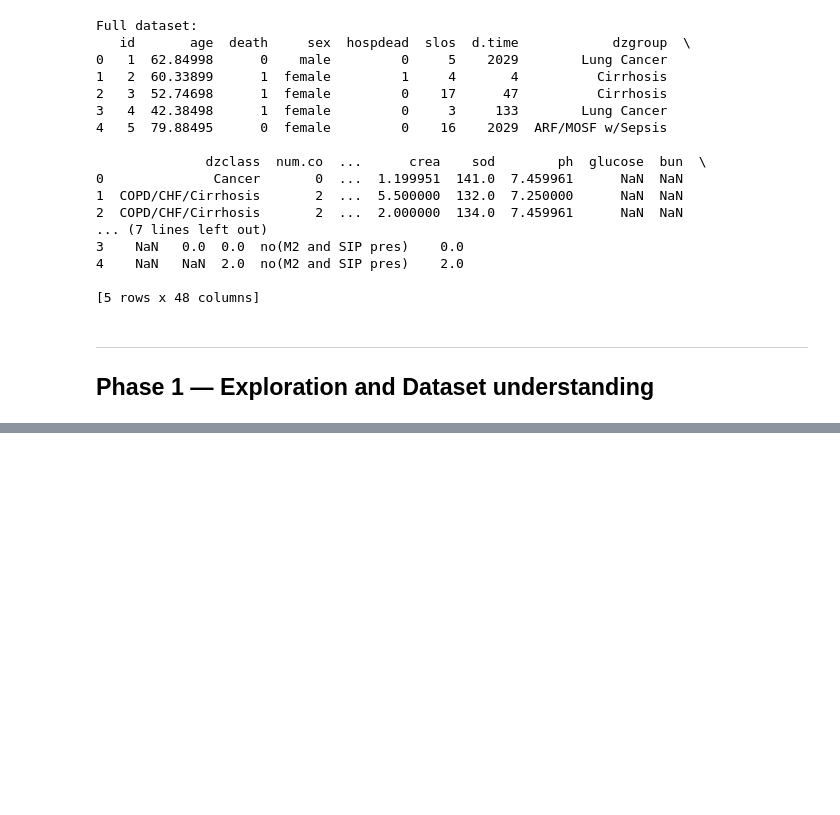
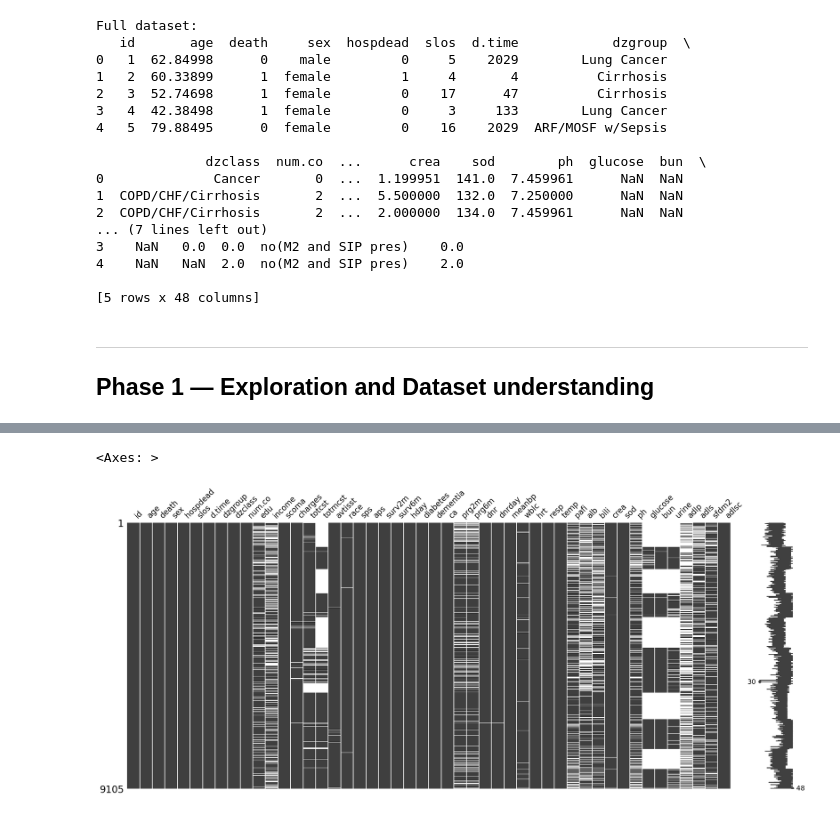
Before and after one commit to renzo0110/Data_Science_Healthcare_Project, a Jupyter notebook: Final_Project_Notebook.ipynb, the cells around one changed output, grey strips where cells are left out. Saved outputs shown, nothing was run; the diff lists cells and outputs as text; code cells hidden in the pictures; blank space fills up the shorter version.

Commit message:
inizio analisi dataset

```diff
--- a/Final_Project_Notebook.ipynb
+++ b/Final_Project_Notebook.ipynb
@@ -119,10 +119,7 @@ Full dataset:
 ---
 ## Phase 1 — Exploration and Dataset understanding
 # %%
-# ✏️ Write your code here
-#prova
-#provagithub
-print("Code executed successfully.")
-print("This is a test of the code execution environment.")
-print("You can write your code here to analyze the dataset.")
+df_full_copia = support2.data.original.copy()
+print("Shape of the dataset:", df_full_copia.shape)
+df_full_copia.head() #display first 5 rows
 # %% [output]
@@ -133,2 +253,5 @@ This is a test of the code execution environment.
 # %%
-# ✏️ Write your code here
+msno.matrix(df_full_copia)
+# %% [output]
+<Axes: >
+[figure, added]
```
Also changed, not shown: parts of 10 cells of this notebook.
